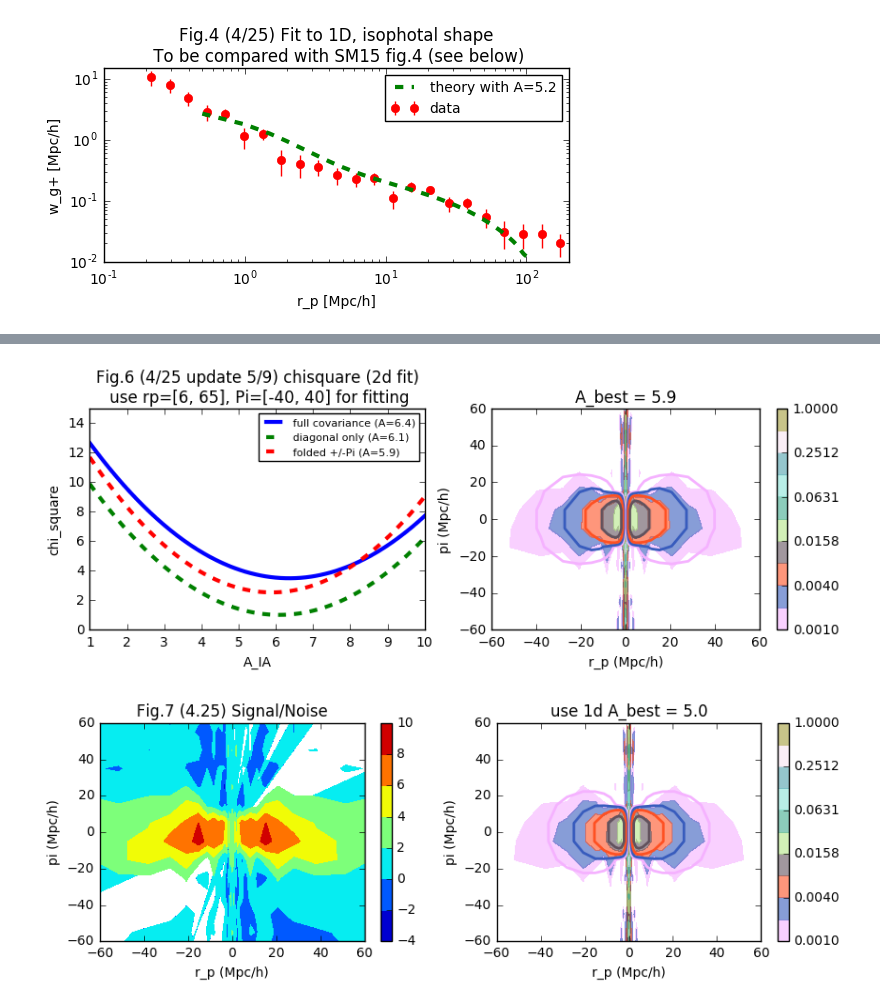
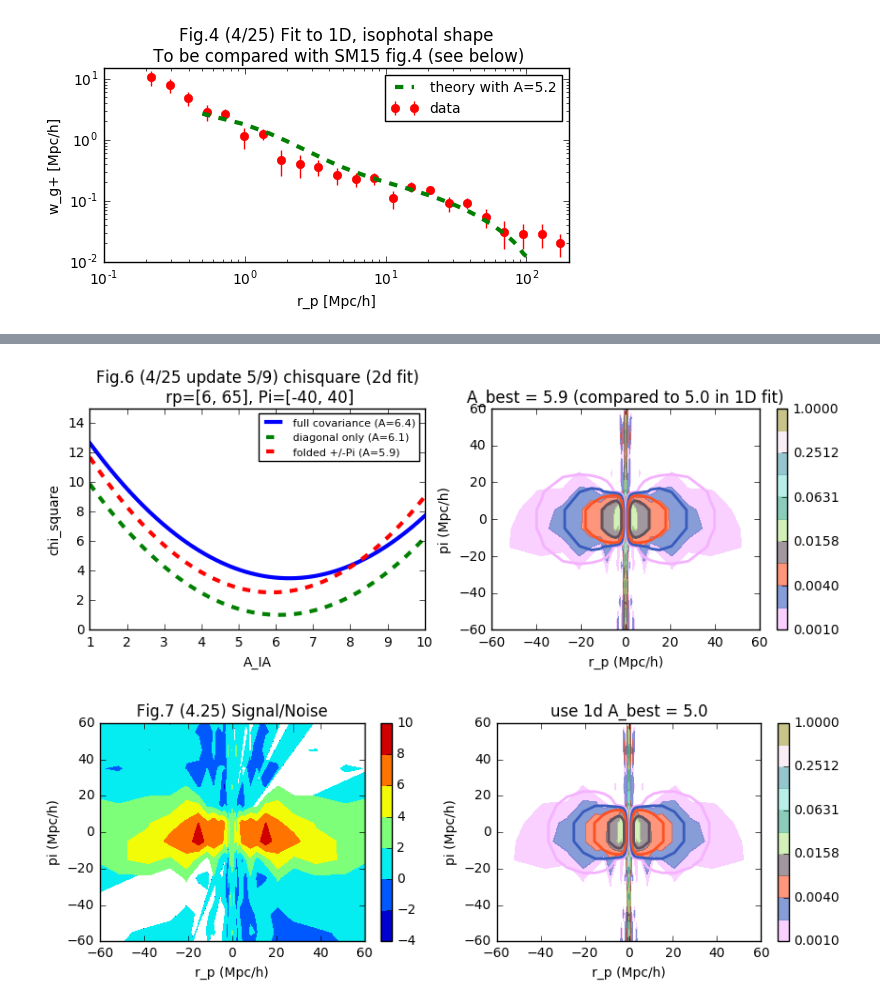
Before and after one commit to liuxx479/gplus, a Jupyter notebook: test_2d_fits.ipynb, the cells around one changed output, grey strips where cells are left out. Cells and saved outputs as stored; diff of their text form; code cells hidden in the pictures.

```diff
--- a/test_2d_fits.ipynb
+++ b/test_2d_fits.ipynb
@@ -396,28 +407,30 @@ show()
 # %%
-################ plot it out just to make sure
+##########################################################
+### plot my 2D fit results ###############################
+##########################################################
+
 f, (ax2, ax) = subplots(1,2,figsize=(10,3))
 
 CS=ax.contourf(rp_bins2, pi_bins2, data_mean2, bounds2,colors=ic2,alpha=0.6)
 ax.set_ylim(-60,60)
 CS2=ax.contour(rp_bins2, pi_bins2, xi_lowzbin2*Abest2dfold, bounds2,colors=ic2,linewidths=2,alpha=1)
 cbar = plt.colorbar(CS)
 ax.set_xlim(-60,60)
 ax.set_xlabel('r_p (Mpc/h)')
 ax.set_ylabel('pi (Mpc/h)')
-ax.set_title('A_best = %.1f'%(Abest2dfold))
-
+ax.set_title('A_best = %.1f \n (compared to 5.0 in 1D fit)'%(Abest2dfold))
 
 ax2.plot(Ai_arr, chisq2darr, 'b-',lw=3, label='full covariance (A=%.1f)'%(Abest2d))
 ax2.plot(Ai_arr, chisq2darr_diag, 'g--',lw=3, label='diagonal only (A=%.1f)'%(Abest2d_diag))
 ax2.plot(Ai_arr, chisq2darrfold, 'r--',lw=3, label='folded +/-Pi (A=%.1f)'%(Abest2dfold))
 ax2.set_xlabel('A_IA')
 ax2.set_ylabel('chi_square')
 ax2.set_ylim(0, 15)
-ax2.set_title('Fig.6 (4/25 update 5/9) chisquare (2d fit)\n use rp=[6, 65], Pi=[-40, 40] for fitting')
+ax2.set_title('Fig.6 (4/25 update 5/9) chisquare (2d fit)\n rp=[6, 65], Pi=[-40, 40]')
 ax2.legend(frameon=1, fontsize=8, loc=0)
 show()
 # %% [output]
-[figure, old version]
+[figure, new version]
 # %%
 ################ plot it out just to make sure
 jk2dstd = std(data_jk, axis=0)
```
Also changed, not shown: parts of 6 cells of this notebook.
